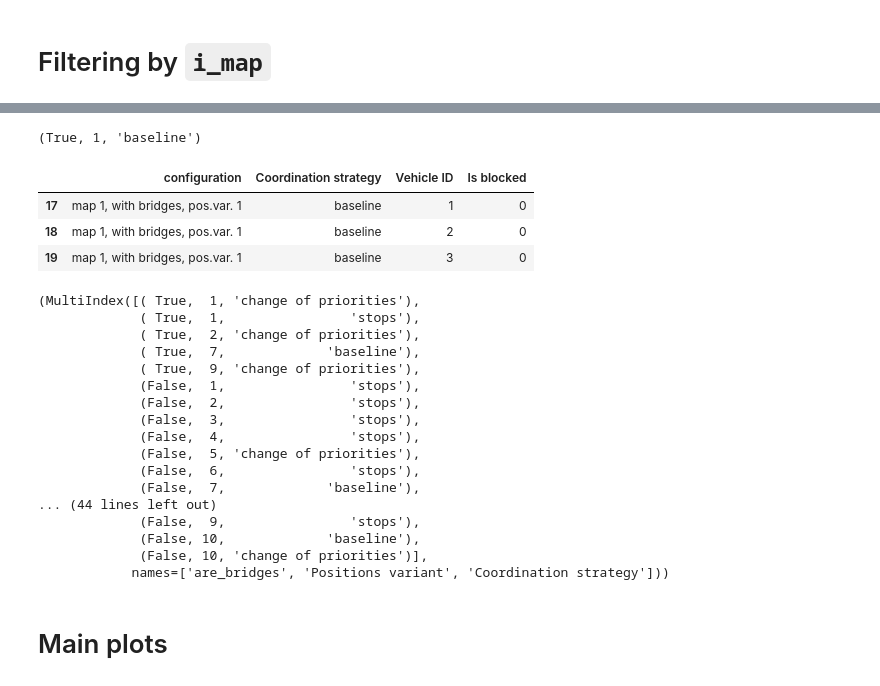
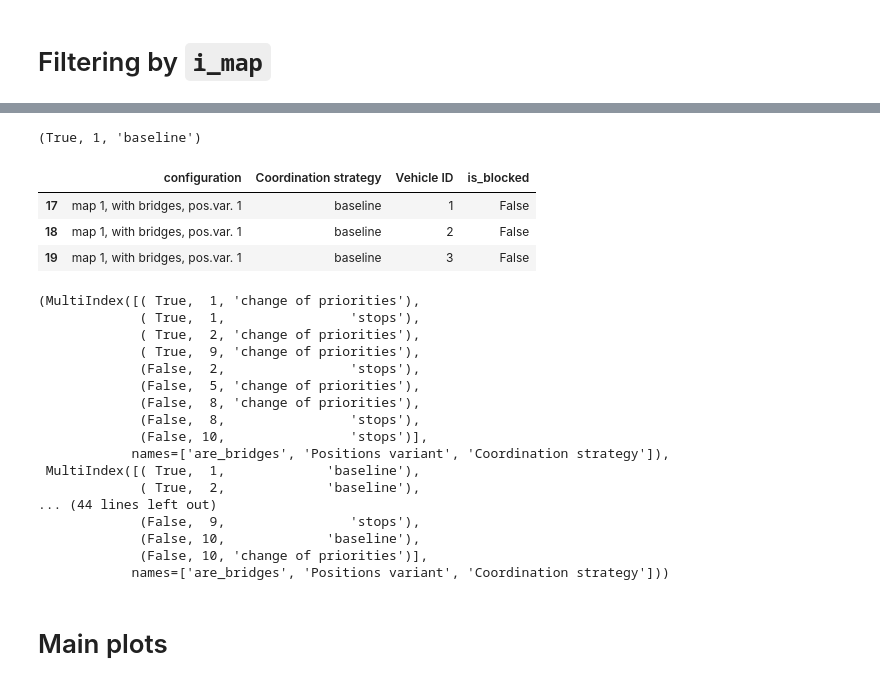
Before and after one commit to Olga-Mironenko/coordination_oru, a Jupyter notebook: scenario-analysis/analysis.ipynb, the cells around one changed output, grey strips where cells are left out. Saved outputs shown, nothing was run; the diff lists cells and outputs as text; code cells hidden in the pictures.

```diff
--- a/scenario-analysis/analysis.ipynb
+++ b/scenario-analysis/analysis.ipynb
@@ -31,7 +32,8 @@ RUNDIRS = '../logs/rundirs'
 # RUNNAME = '20241226_130310'
 # RUNNAME = '20241226_161338'
 # RUNNAME = '20241227_081741'
-RUNNAME = '20241228_073951'
+# RUNNAME = '20241228_073951'
+RUNNAME = '20241228_174447'
 
 I_MAP = 1
 # %%
@@ -46,8 +48,7 @@ os.makedirs(DIRECTORY_DATA, exist_ok=True)
 def read_df_runname(runname):
     rundir = f'{RUNDIRS}/{runname}'
     filename = f'{rundir}/sorted.csv'
-    if not os.path.exists(filename):
-        subprocess.run(['./consolidate.py', rundir], check=True)
+    subprocess.run(['./consolidate.py', rundir], check=True)
     df_orig = pd.read_csv(filename)
     return df_orig
 
@@ -178,11 +179,14 @@ def normalize_df(df_orig):
                 pairs_lin_d.append((id_vehicle, col_nonnormalized))
 
             df[col] = series.apply(normalize_linearization)
-
-    # Create new column
+    # Create new column:
     if pairs_lin_d:
         cols_lin_d = [col for _, col in sorted(pairs_lin_d)]
         df[col_lin_d + postfix_nonnormalized] = df.apply(lambda row: combine_tuples(cols_lin_d, row), axis=1)
+
+    df = df.drop(columns=['Is blocked'])
+    df['seconds_blocked'] = pd.to_timedelta(df['blocked']).dt.total_seconds()
+    df['is_blocked'] = df['seconds_blocked'] >= 5 * 60
 
     return df
 
@@ -296,45 +320,45 @@ df_map
 # %%
 def display_groups(groups):
     for key, df in groups:
         print(key)
         cols = [col
-                for col in ['configuration', 'Coordination strategy', 'Vehicle ID', 'Is blocked']
+                for col in ['configuration', 'Coordination strategy', 'Vehicle ID', 'is_blocked']
                 if col in df.columns]
         IPython.display.display(df[cols].sort_values(by=cols))
         break
 
 
 def make_indexes_blocked_nonblocked(cols, *, is_verbose=False):
     df = df_map[df_map['Vehicle type'] != 'HumanDrivenVehicle']
     groups_blocks = df.groupby(cols, sort=False)
     if is_verbose:
         display_groups(groups_blocks)
-    series_blocks = groups_blocks['Is blocked'].sum()
+    series_blocks = groups_blocks['is_blocked'].sum()
 
     index_blocked = series_blocks[series_blocks != 0].index
     index_nonblocked = series_blocks[series_blocks == 0].index
     return index_blocked, index_nonblocked
 
 
 make_indexes_blocked_nonblocked(['are_bridges', 'Positions variant', 'Coordination strategy'], is_verbose=True)
 # %% [output]
 (True, 1, 'baseline')
-|  | configuration | Coordination strategy | Vehicle ID | Is blocked |
-| 17 | map 1, with bridges, pos.var. 1 | baseline | 1 | 0 |
-| 18 | map 1, with bridges, pos.var. 1 | baseline | 2 | 0 |
-| 19 | map 1, with bridges, pos.var. 1 | baseline | 3 | 0 |
+|  | configuration | Coordination strategy | Vehicle ID | is_blocked |
+| 17 | map 1, with bridges, pos.var. 1 | baseline | 1 | False |
+| 18 | map 1, with bridges, pos.var. 1 | baseline | 2 | False |
+| 19 | map 1, with bridges, pos.var. 1 | baseline | 3 | False |
 (MultiIndex([( True,  1, 'change of priorities'),
              ( True,  1,                'stops'),
              ( True,  2, 'change of priorities'),
-             ( True,  7,             'baseline'),
              ( True,  9, 'change of priorities'),
-             (False,  1,                'stops'),
              (False,  2,                'stops'),
-             (False,  3,                'stops'),
-             (False,  4,                'stops'),
              (False,  5, 'change of priorities'),
-             (False,  6,                'stops'),
-             (False,  7,             'baseline'),
+             (False,  8, 'change of priorities'),
+             (False,  8,                'stops'),
+             (False, 10,                'stops')],
+            names=['are_bridges', 'Positions variant', 'Coordination strategy']),
+ MultiIndex([( True,  1,             'baseline'),
+             ( True,  2,             'baseline'),
 ... (44 lines left out)
              (False,  9,                'stops'),
              (False, 10,             'baseline'),
```
Also changed, not shown: parts of 14 cells of this notebook, 1 other file.
